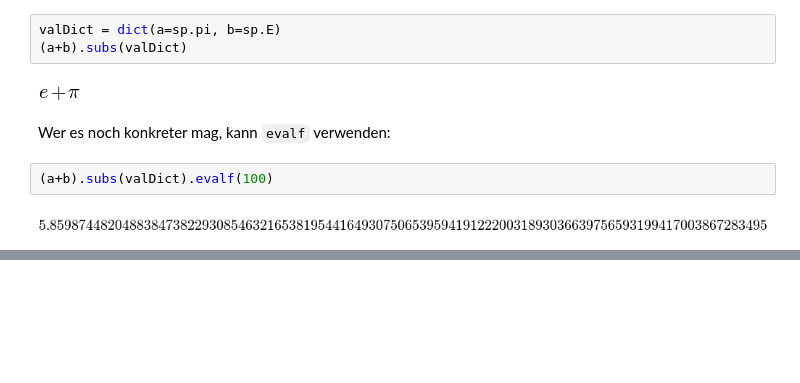
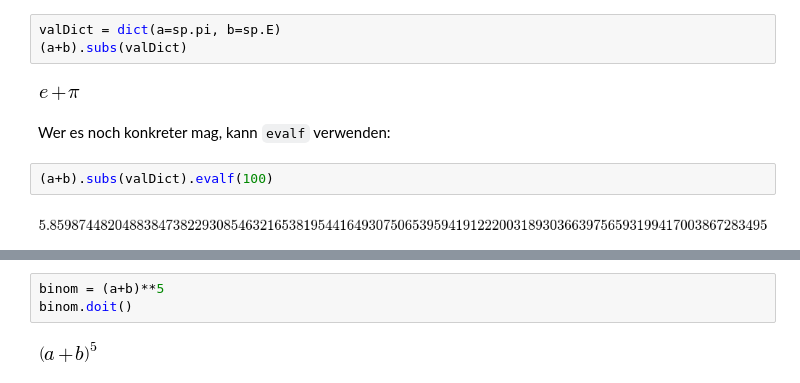
Before and after one commit to hrenkap/scipy_workshop, a Jupyter notebook: Workshop1.ipynb, the cells around one changed output, grey strips where cells are left out. Drawn from its saved outputs; the diff is of its cells as text; blank space fills up the shorter version.

```diff
--- a/Workshop1.ipynb
+++ b/Workshop1.ipynb
@@ -290,0 +297,5 @@ Wer es noch konkreter mag, kann `evalf` verwenden:
+# %%
+binom = (a+b)**5
+binom.doit()
+# %% [output]
+[figure, added]
```
Also changed, not shown: parts of 11 cells of this notebook.
